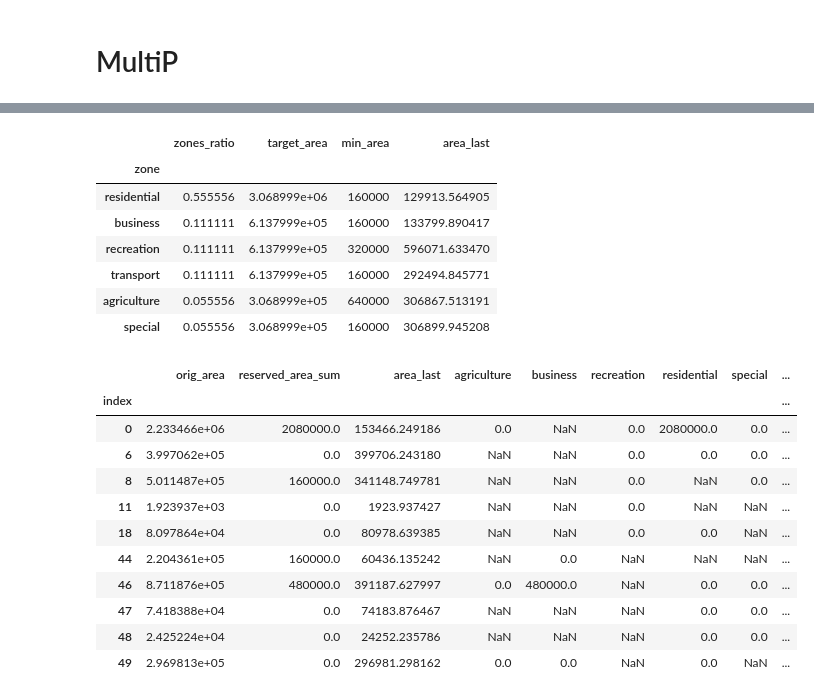
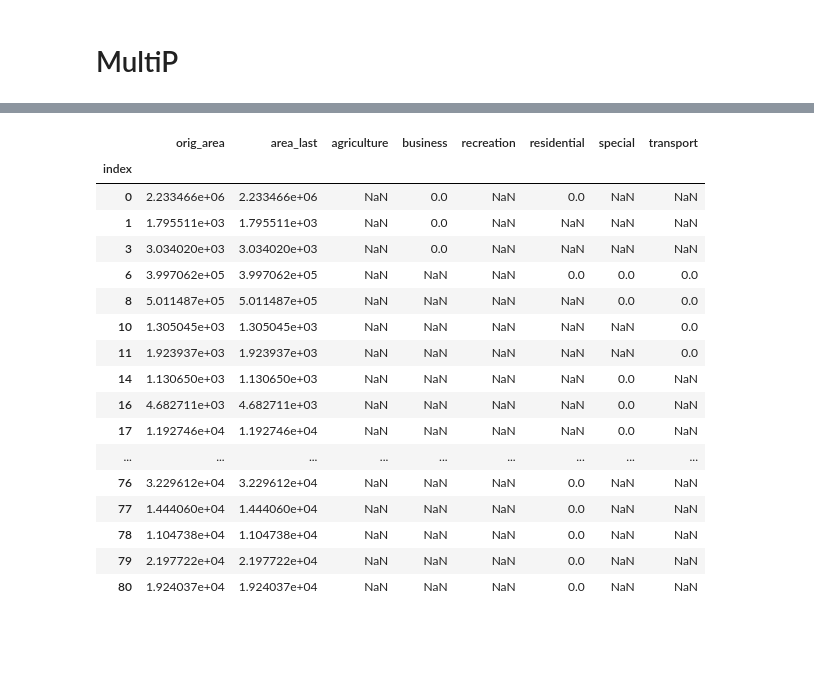
Before and after one commit to IDUclub/GenPlanner, a Jupyter notebook: app/gen_planner/python/src/poisson_sampling.ipynb, the cells around one changed output, grey strips where cells are left out. Saved outputs shown, nothing was run; the diff lists cells and outputs as text; code cells hidden in the pictures; blank space fills up the shorter version.

```diff
--- a/app/gen_planner/python/src/poisson_sampling.ipynb
+++ b/app/gen_planner/python/src/poisson_sampling.ipynb
@@ -152,20 +193,16 @@ lines_orig = multipolys.geometry.apply(geometry_to_multilinestring).to_list()
 lines_new = zones.geometry.apply(geometry_to_multilinestring).to_list()
 polygons = gpd.GeoDataFrame(geometry=list(polygonize(unary_union(lines_orig + lines_new))),
                             crs=local_crs).explode()
-polygons['area'] = polygons.area
+polygons['subsplit_area'] = polygons.area
 polygons_points = polygons.copy()
 polygons_points.geometry = polygons_points.representative_point()
 polygons_points = polygons_points.sjoin(zones, how='inner', predicate='within').drop(columns='index_right')
 multipolys['orig_area'] = multipolys.area
 division = multipolys.sjoin(polygons_points, how='inner', predicate='contains').drop(
-    columns=['index_right', 'geometry', 'is_splitter', 'ratio'])
-
-
+    columns=['index_right', 'is_splitter', 'ratio'])
 
 division['zone_str'] = division['zone_name'].apply(lambda x: x.name)
 division = division.reset_index().groupby(['index', 'zone_str']).agg(
-    {'area': 'sum', 'orig_area': 'first', 'zone_name': 'first'}).reset_index().set_index('index')
-n_zones_in_poly = division.reset_index().groupby('index').agg({'area': lambda x: len(list(x))})
-ready_zones = division.loc[n_zones_in_poly[n_zones_in_poly['area'] == 1].index].copy()
-zones_to_split = division.loc[n_zones_in_poly[n_zones_in_poly['area'] != 1].index].copy()
-zones_to_split['min_area'] = zones_to_split['zone_name'].apply(lambda x: x.min_block_area)
+    {'subsplit_area': 'sum', 'orig_area': 'first', 'zone_name': 'first', 'geometry': 'first'}).reset_index().set_index(
+    'index')
+division
@@ -207,37 +251,28 @@ target_zones
-# %%
-zones_to_split['reserved_area'] = zones_to_split['area'] // zones_to_split['min_area'] * zones_to_split['min_area']
-
-for _, row in zones_to_split.iterrows():
-    target_zones.at[row.zone_str, 'area_last'] = target_zones.loc[row.zone_str, 'area_last'] - row['reserved_area']
-target_zones
-# %% [output]
-|  | zones_ratio | target_area | min_area | area_last |
-| zone |  |  |  |  |
-| residential | 0.555556 | 3.068999e+06 | 160000 | 129913.564905 |
-| business | 0.111111 | 6.137999e+05 | 160000 | 133799.890417 |
-| recreation | 0.111111 | 6.137999e+05 | 320000 | 596071.633470 |
-| transport | 0.111111 | 6.137999e+05 | 160000 | 292494.845771 |
-| agriculture | 0.055556 | 3.068999e+05 | 640000 | 306867.513191 |
-| special | 0.055556 | 3.068999e+05 | 160000 | 306899.945208 |
 # %%
-possible_areas = zones_to_split.reset_index().groupby('index').agg(
-    {'zone_str': list, 'reserved_area': list, 'orig_area': 'first'})
-possible_areas['reserved_area_sum'] = possible_areas['reserved_area'].apply(lambda x: sum(x))
-possible_areas['area_last'] = possible_areas['orig_area'] -  possible_areas['reserved_area_sum']
-possible_areas = possible_areas.join(possible_areas.apply(lambda x: pd.Series(x.reserved_area, index=x.zone_str),axis=1))
-possible_areas.drop(columns=['zone_str', 'reserved_area'])
+possible_areas = division.reset_index().groupby('index').agg({'zone_str': list, 'orig_area': 'first'})
+possible_areas['area_last'] = possible_areas['orig_area']
+possible_areas = possible_areas.join(
+    possible_areas.apply(lambda x: pd.Series([0 for y in x.zone_str], index=x.zone_str), axis=1))
+possible_areas = possible_areas.drop(columns=['zone_str'])
+possible_areas
 # %% [output]
-|  | orig_area | reserved_area_sum | area_last | agriculture | business | recreation | residential | special | ... |
-| index |  |  |  |  |  |  |  |  | ... |
-| 0 | 2.233466e+06 | 2080000.0 | 153466.249186 | 0.0 | NaN | 0.0 | 2080000.0 | 0.0 | ... |
-| 6 | 3.997062e+05 | 0.0 | 399706.243180 | NaN | NaN | 0.0 | 0.0 | 0.0 | ... |
-| 8 | 5.011487e+05 | 160000.0 | 341148.749781 | NaN | NaN | 0.0 | NaN | 0.0 | ... |
-| 11 | 1.923937e+03 | 0.0 | 1923.937427 | NaN | NaN | 0.0 | NaN | NaN | ... |
-| 18 | 8.097864e+04 | 0.0 | 80978.639385 | NaN | NaN | 0.0 | 0.0 | NaN | ... |
-| 44 | 2.204361e+05 | 160000.0 | 60436.135242 | NaN | 0.0 | NaN | NaN | NaN | ... |
-| 46 | 8.711876e+05 | 480000.0 | 391187.627997 | 0.0 | 480000.0 | NaN | 0.0 | 0.0 | ... |
-| 47 | 7.418388e+04 | 0.0 | 74183.876467 | NaN | NaN | NaN | 0.0 | 0.0 | ... |
-| 48 | 2.425224e+04 | 0.0 | 24252.235786 | NaN | NaN | NaN | 0.0 | 0.0 | ... |
-| 49 | 2.969813e+05 | 0.0 | 296981.298162 | 0.0 | 0.0 | NaN | 0.0 | NaN | ... |
+|  | orig_area | area_last | agriculture | business | recreation | residential | special | transport |
+| index |  |  |  |  |  |  |  |  |
+| 0 | 2.233466e+06 | 2.233466e+06 | NaN | 0.0 | NaN | 0.0 | NaN | NaN |
+| 1 | 1.795511e+03 | 1.795511e+03 | NaN | 0.0 | NaN | NaN | NaN | NaN |
+| 3 | 3.034020e+03 | 3.034020e+03 | NaN | 0.0 | NaN | NaN | NaN | NaN |
+| 6 | 3.997062e+05 | 3.997062e+05 | NaN | NaN | NaN | 0.0 | 0.0 | 0.0 |
+| 8 | 5.011487e+05 | 5.011487e+05 | NaN | NaN | NaN | NaN | 0.0 | 0.0 |
+| 10 | 1.305045e+03 | 1.305045e+03 | NaN | NaN | NaN | NaN | NaN | 0.0 |
+| 11 | 1.923937e+03 | 1.923937e+03 | NaN | NaN | NaN | NaN | NaN | 0.0 |
+| 14 | 1.130650e+03 | 1.130650e+03 | NaN | NaN | NaN | NaN | 0.0 | NaN |
+| 16 | 4.682711e+03 | 4.682711e+03 | NaN | NaN | NaN | NaN | 0.0 | NaN |
+| 17 | 1.192746e+04 | 1.192746e+04 | NaN | NaN | NaN | NaN | 0.0 | NaN |
+| ... | ... | ... | ... | ... | ... | ... | ... | ... |
+| 76 | 3.229612e+04 | 3.229612e+04 | NaN | NaN | NaN | 0.0 | NaN | NaN |
+| 77 | 1.444060e+04 | 1.444060e+04 | NaN | NaN | NaN | 0.0 | NaN | NaN |
+| 78 | 1.104738e+04 | 1.104738e+04 | NaN | NaN | NaN | 0.0 | NaN | NaN |
+| 79 | 2.197722e+04 | 2.197722e+04 | NaN | NaN | NaN | 0.0 | NaN | NaN |
+| 80 | 1.924037e+04 | 1.924037e+04 | NaN | NaN | NaN | 0.0 | NaN | NaN |
 # %%
 while target_zones['area_last'].sum() > 0:
```
Also changed, not shown: parts of 11 cells of this notebook, 1 other file.
